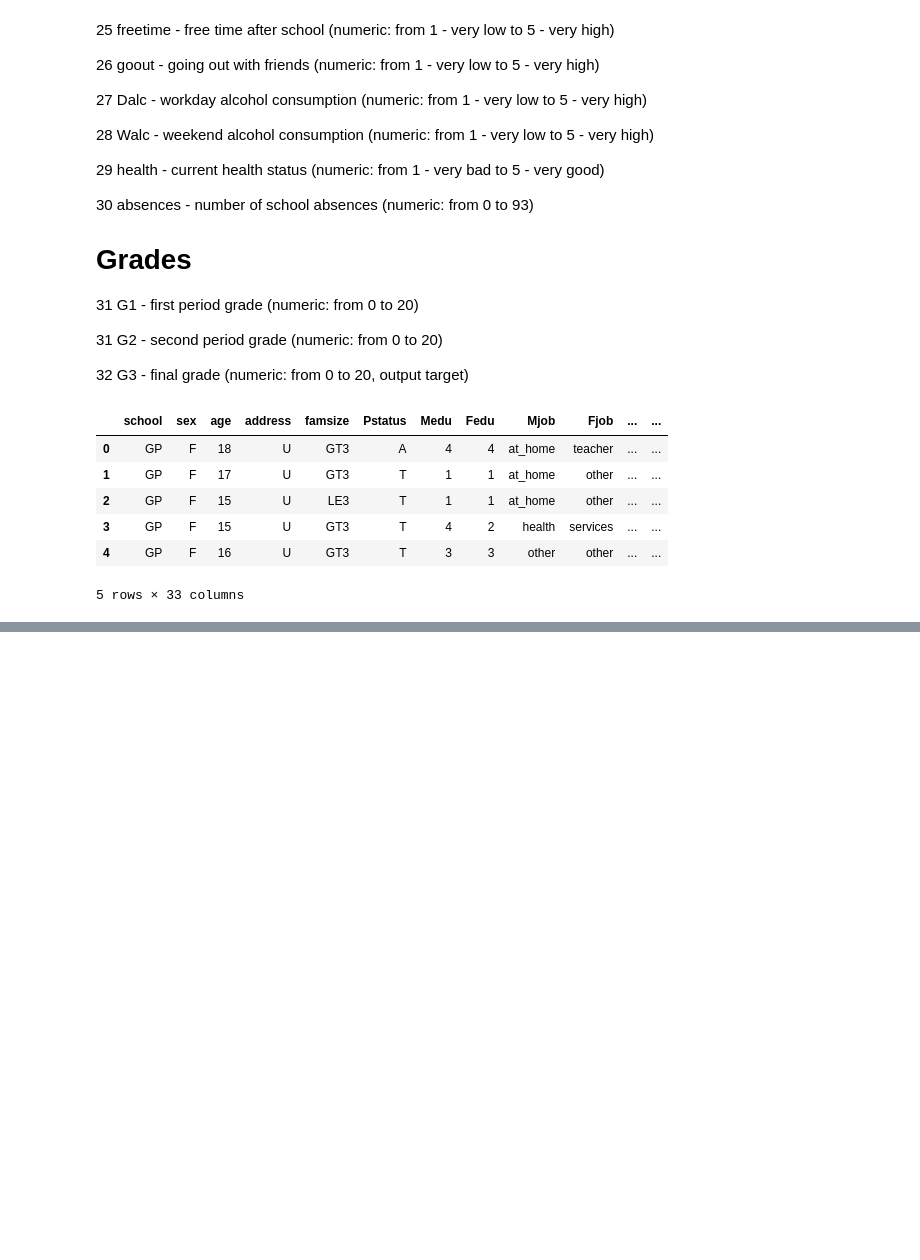
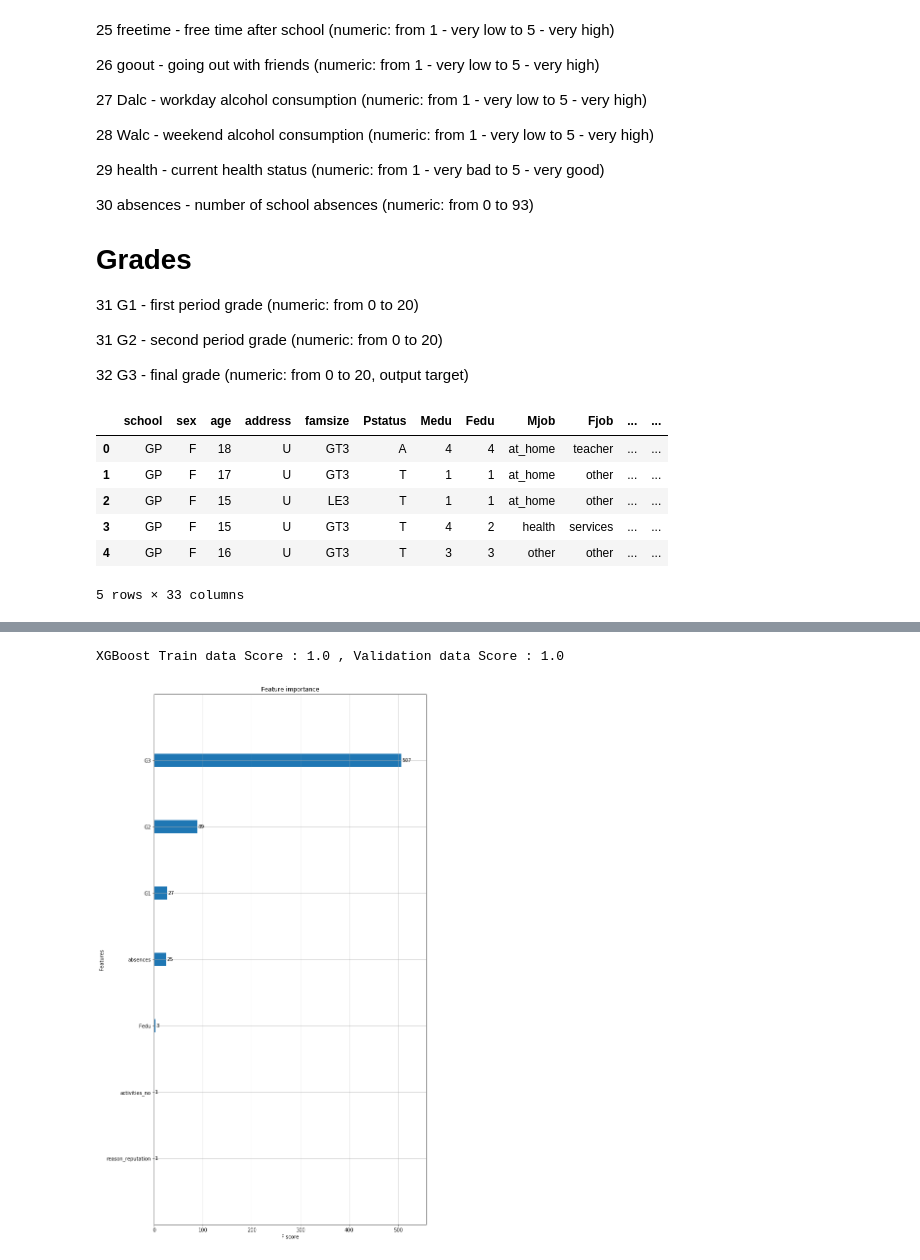
Before and after one commit to RohithYogi/Student-Performance-Prediction, a Jupyter notebook: Student_Performance_Prediction_Model.ipynb, the cells around one changed output, grey strips where cells are left out. Saved outputs shown, nothing was run; the diff lists cells and outputs as text; code cells hidden in the pictures; blank space fills up the shorter version.

```diff
--- a/Student_Performance_Prediction_Model.ipynb
+++ b/Student_Performance_Prediction_Model.ipynb
@@ -110,0 +111,10 @@ data.head()
+# %%
+data = pd.read_csv('students.csv')
+data.head()
+data['FinalGrade'] = 'na'
+data.loc[(data.G3 >= 18) & (data.G3 <= 20), 'FinalGrade'] = 'Excellent'
+data.loc[(data.G3 >= 15) & (data.G3 <= 17), 'FinalGrade'] = 'Good'
+data.loc[(data.G3 >= 11) & (data.G3 <= 14), 'FinalGrade'] = 'Satisfactory'
+data.loc[(data.G3 >= 6) & (data.G3 <= 10), 'FinalGrade'] = 'Poor'
+data.loc[(data.G3 >= 0) & (data.G3 <= 5), 'FinalGrade'] = 'Failure'
+data.head(5)
@@ -288,0 +301,24 @@ Stochastic Gradient Descent Model Score : 0.6041095890410959 , Cross Validation
+# %%
+from xgboost import XGBClassifier
+from xgboost import plot_importance
+def XGBoost(x_train,y_train,x_val,y_val):
+    model = XGBClassifier()
+    model = XGBClassifier(learning_rate=0.1,n_estimators=100)
+    mf = model.fit(x_train,y_train)
+    y_pred=model.predict(x_val)
+    y_predict = mf.predict_proba(x_val)
+    print("XGBoost Train data Score" , ":" , mf.score(x_train, y_train)
+          , "," ,"Validation data Score" ,":" , mf.score(x_val, y_val))
+
+
+    # plot feature importance
+    fig, ax = plt.subplots(figsize=(10, 20))
+    plot_importance(model, ax=ax)
+
+    plt.show()
+    return model
+# %%
+model = XGBoost(X_train,y_train,X_test,y_test)
+# %% [output]
+XGBoost Train data Score : 1.0 , Validation data Score : 1.0
+[figure, added]
```
Also changed, not shown: parts of 18 cells of this notebook, 45 other files.
